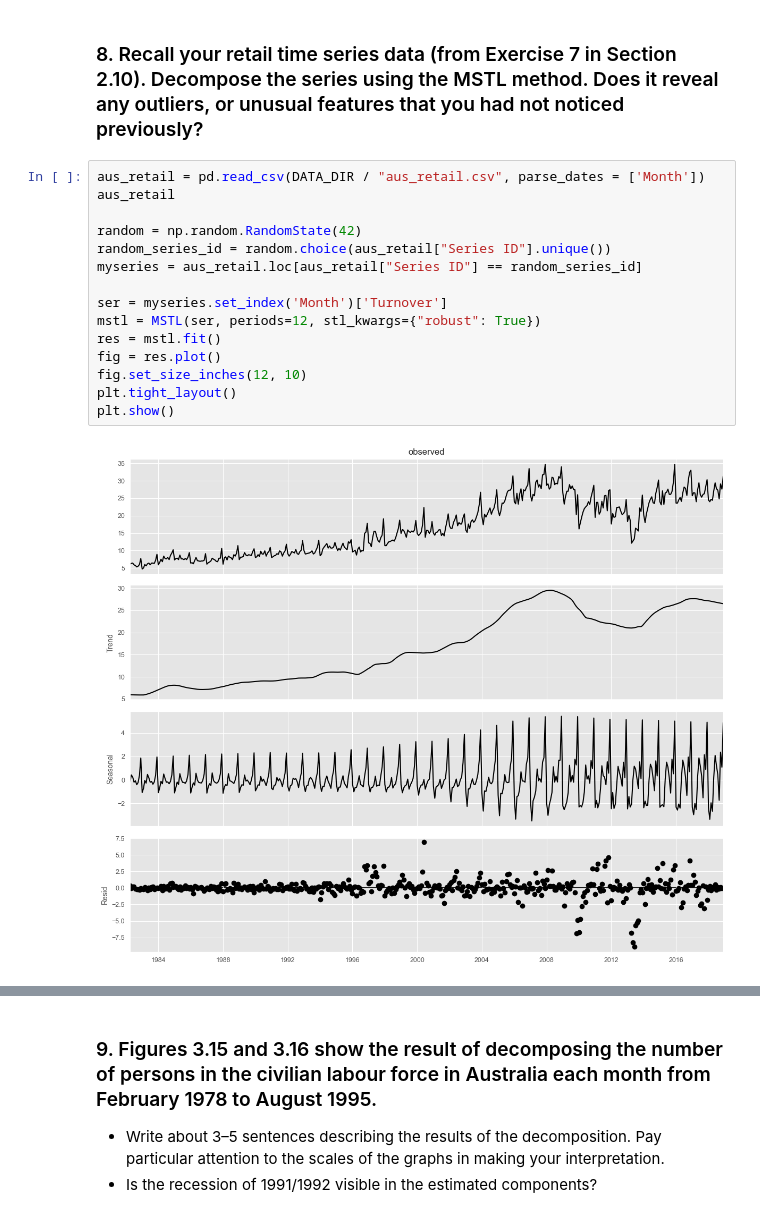
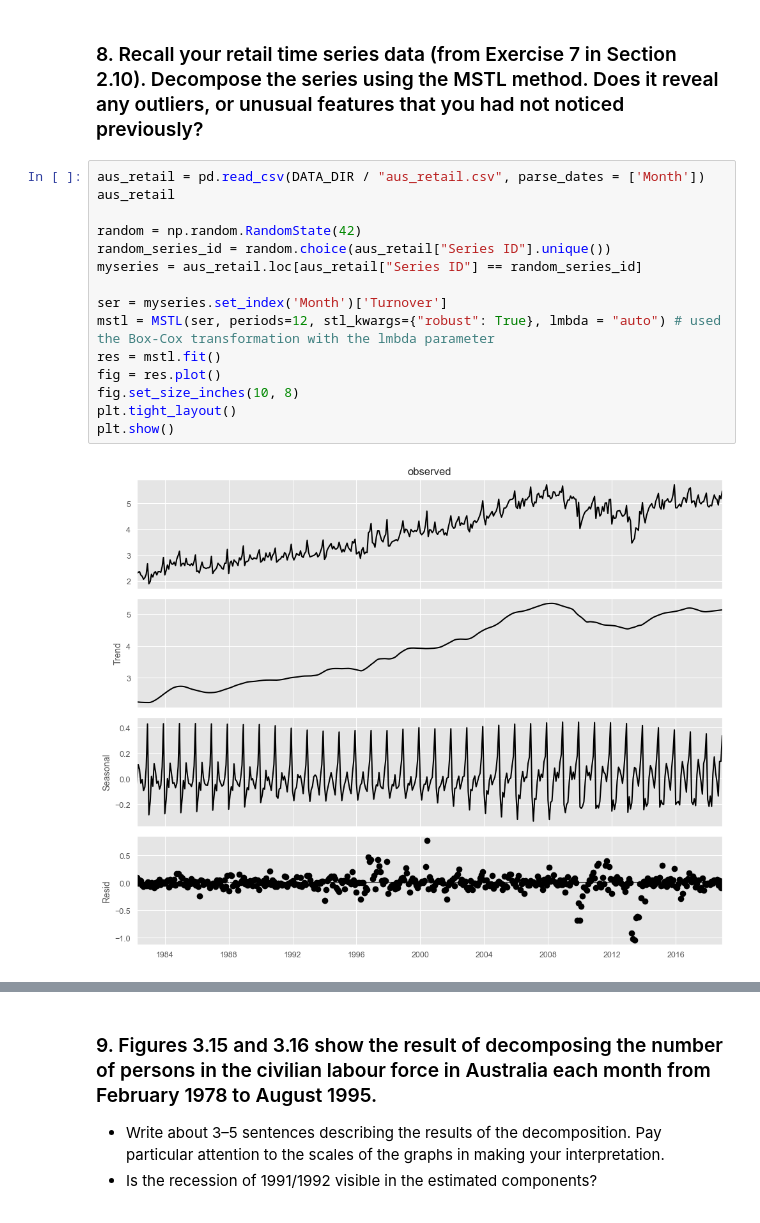
Before and after one commit to Le-Phu-Family/-Time-Series-Analysis-and-Forecasting-methods-, a Jupyter notebook: notebooks/Chapter 3 - Time Series Decomposition/Exercises for Chapter 3.ipynb, the cells around one changed output, grey strips where cells are left out. Saved outputs shown, nothing was run; the diff lists cells and outputs as text.

```diff
--- a/notebooks/Chapter 3 - Time Series Decomposition/Exercises for Chapter 3.ipynb
+++ b/notebooks/Chapter 3 - Time Series Decomposition/Exercises for Chapter 3.ipynb
@@ -307,17 +307,17 @@ plt.show()
 # %%
 aus_retail = pd.read_csv(DATA_DIR / "aus_retail.csv", parse_dates = ['Month'])
 aus_retail
 
 random = np.random.RandomState(42)
 random_series_id = random.choice(aus_retail["Series ID"].unique())
 myseries = aus_retail.loc[aus_retail["Series ID"] == random_series_id]
 
 ser = myseries.set_index('Month')['Turnover']
-mstl = MSTL(ser, periods=12, stl_kwargs={"robust": True})
+mstl = MSTL(ser, periods=12, stl_kwargs={"robust": True}, lmbda = "auto") # used the Box-Cox transformation with the lmbda parameter
 res = mstl.fit()
 fig = res.plot()
-fig.set_size_inches(12, 10)
+fig.set_size_inches(10, 8)
 plt.tight_layout()
 plt.show()
 # %% [output]
-[figure, old version]
+[figure, new version]
```
Also changed, not shown: parts of 7 cells of this notebook.
